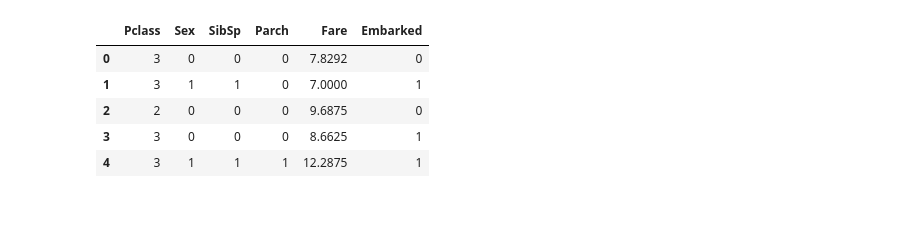
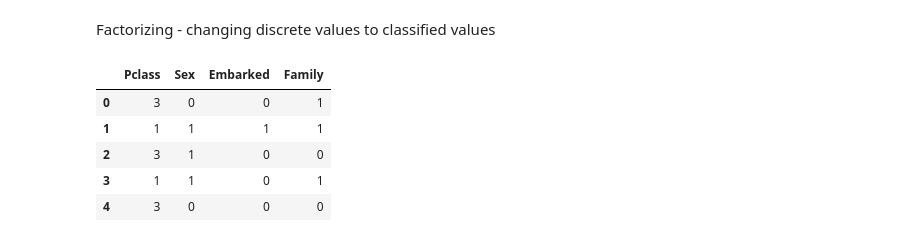
Before and after one commit to LuanKrzyzaniak/machine-learning-study, a Jupyter notebook: code/titanic/titanic.ipynb, the cells around one changed output. Saved outputs shown, nothing was run; the diff lists cells and outputs as text; code cells hidden in the pictures; blank space fills up the shorter version.

```diff
--- a/code/titanic/titanic.ipynb
+++ b/code/titanic/titanic.ipynb
@@ -42,17 +120,29 @@ x_train.head()
+# %% [markdown]
+Factorizing - changing discrete values to classified values
 # %%
 # Convert sex and embarked
-x_train['Sex']=pd.factorize(x_train['Sex'])[0] # F=0 M=1
-x_train['Embarked']=pd.factorize(x_train['Embarked'])[0] # C=0 Q=1 S=2
-x_test['Sex']=pd.factorize(x_test['Sex'])[0] # F=0 M=1
-x_test['Embarked']=pd.factorize(x_test['Embarked'])[0] # C=0 Q=1 S=2
+trainDF['Sex']=pd.factorize(trainDF['Sex'])[0] # F=0 M=1
+trainDF['Embarked']=pd.factorize(trainDF['Embarked'])[0] # C=0 Q=1 S=2
+testDF['Sex']=pd.factorize(testDF['Sex'])[0] # F=0 M=1
+testDF['Embarked']=pd.factorize(testDF['Embarked'])[0] # C=0 Q=1 S=2
 
-#x_train.head()
+#mean = x_test['Fare'].mean()
+#x_test['Fare'].fillna(value=mean, inplace=True)
+#x_test.isna().sum()
+
+
+trainDF["Family"] = trainDF['SibSp'] + trainDF['Parch']
+trainDF = trainDF.drop(columns=["SibSp", "Parch"])
+testDF["Family"] = testDF['SibSp'] + testDF['Parch']
+testDF = testDF.drop(columns=["SibSp", "Parch"])
+
+
+
+trainDF.head()
+# %% [output]
+|  | Pclass | Sex | Embarked | Family |
+| 0 | 3 | 0 | 0 | 1 |
+| 1 | 1 | 1 | 1 | 1 |
+| 2 | 3 | 1 | 0 | 0 |
+| 3 | 1 | 1 | 0 | 1 |
+| 4 | 3 | 0 | 0 | 0 |
-# %%
-x_test.head()
-# %% [output]
-|  | Pclass | Sex | SibSp | Parch | Fare | Embarked |
-| 0 | 3 | 0 | 0 | 0 | 7.8292 | 0 |
-| 1 | 3 | 1 | 1 | 0 | 7.0000 | 1 |
-| 2 | 2 | 0 | 0 | 0 | 9.6875 | 0 |
-| 3 | 3 | 0 | 0 | 0 | 8.6625 | 1 |
-| 4 | 3 | 1 | 1 | 1 | 12.2875 | 1 |
```
Also changed, not shown: parts of 34 cells of this notebook, 10 other files.
